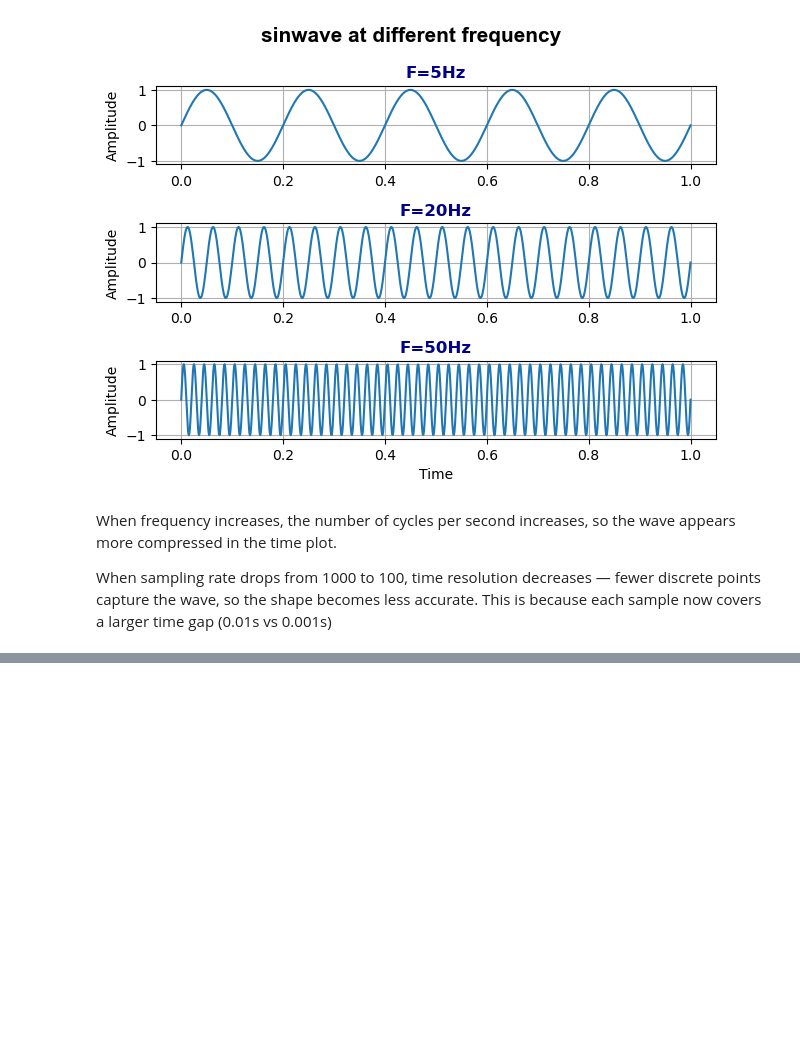
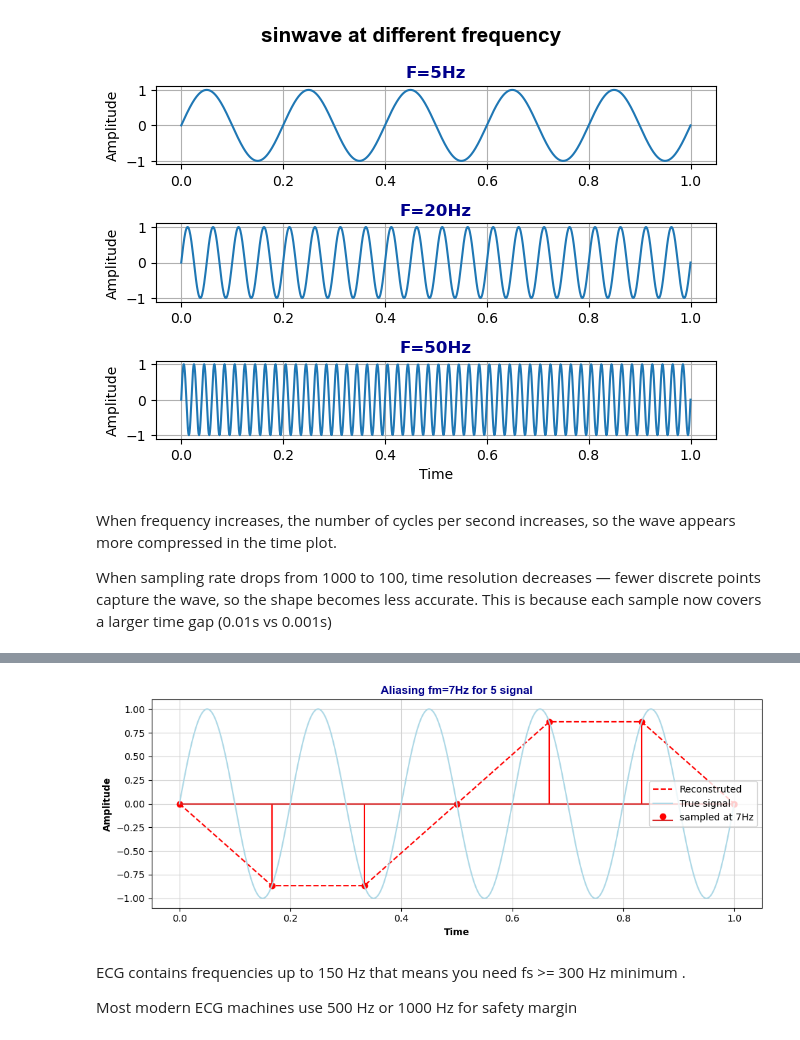
Before and after one commit to santhoshrk08/dsp_learning, a Jupyter notebook: Signal_basics.ipynb, the cells around one changed output, grey strips where cells are left out. Drawn from its saved outputs; the diff is of its cells as text; code cells hidden in the pictures; blank space fills up the shorter version.

```diff
--- a/Signal_basics.ipynb
+++ b/Signal_basics.ipynb
@@ -49,0 +76,22 @@ sampling therom
+# %%
+fs=5    # Signal frequency
+fm=7    #sampling frequency - below Nyquist (at least 10 Hz for 5 Hz signal)
+t=np.linspace(0,1,fm)
+y=np.sin(2*np.pi*fs*t)
+plt.figure(figsize=(10,4))
+plt.stem(t,y,"ro",label=f"sampled at {fm}Hz")        # ploting discrete sampled values
+plt.plot(t,y,"r--",label="Reconstruted")                                  # Joining plot points
+plt.plot(t1,y1,color="lightblue",label="True signal")     # true signal for comparision
+plt.xlabel("Time",weight="bold")
+plt.ylabel("Amplitude",weight="bold")
+plt.title(f"Aliasing fm={fm}Hz for {fs} signal",weight="bold",fontname="Arial",color="darkblue")
+plt.grid(True,color="lightgrey")
+plt.tight_layout()
+plt.legend()
+plt.show()
+# %% [output]
+[figure, added]
+# %% [markdown]
+ECG contains frequencies up to 150 Hz that means you need fs >= 300 Hz minimum .
+
+Most modern ECG machines use 500 Hz or 1000 Hz for safety margin
```
Also changed, not shown: parts of 3 cells of this notebook, 1 other file.
